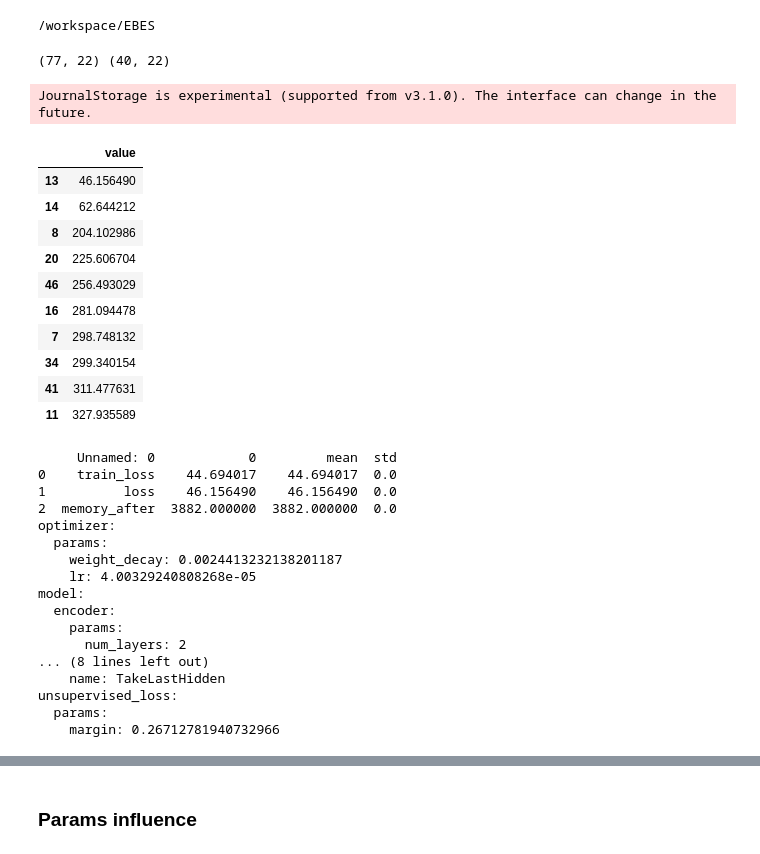
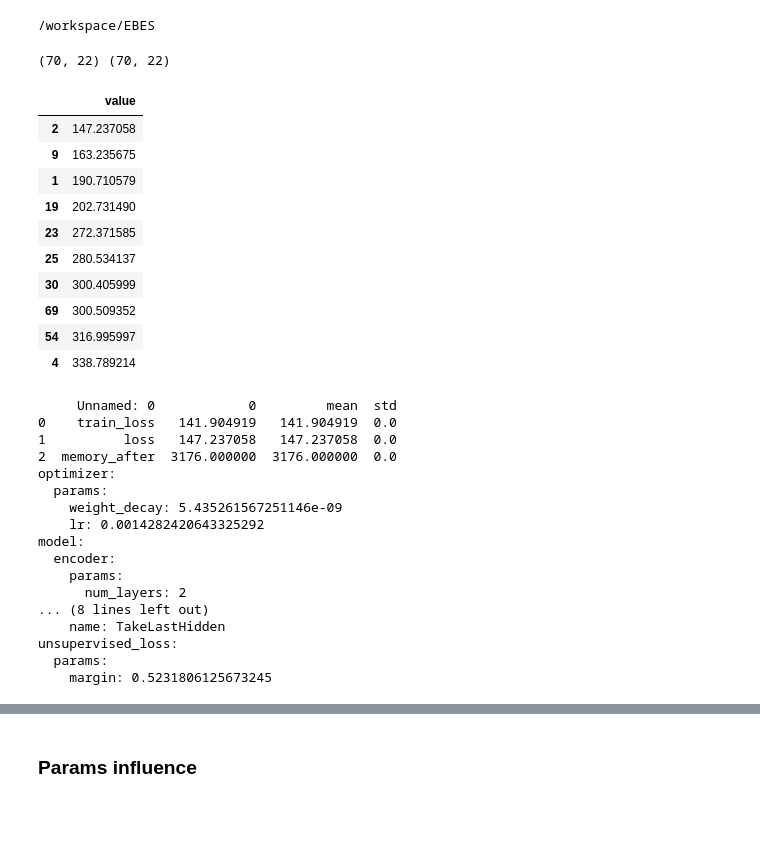
Before and after one commit to On-Point-RND/ESdB-Embeddings-for-Sequential-data-Benchmark, a Jupyter notebook: notebooks/hpo_analysis/analysis_param.ipynb, the cells around one changed output, grey strips where cells are left out. Cells and saved outputs as stored; diff of their text form; code cells hidden in the pictures; blank space fills up the shorter version.

```diff
--- a/notebooks/hpo_analysis/analysis_param.ipynb
+++ b/notebooks/hpo_analysis/analysis_param.ipynb
@@ -36,37 +36,36 @@ def prepare_data(dataset, method):
     return df, study, col_user, col_params
 # %%
 dataset = "age"
-method = "coles_ntp"
+method = "coles_ntp_256"
 df, study, col_user, col_params = prepare_data(dataset, method)
 
 print(df.shape, df[~df["value"].isna()].shape)
 test_cols = [col for col in col_user if ("test" in col)]
-df[~df["value"].isna()][:50].sort_values("value").iloc[:10, ][["value"] + test_cols]
+df[~df["value"].isna()].sort_values("value").iloc[:10, ][["value"] + test_cols]
 # %% [output]
-(77, 22) (40, 22)
+(70, 22) (70, 22)
-JournalStorage is experimental (supported from v3.1.0). The interface can change in the future.
 |  | value |
-| 13 | 46.156490 |
-| 14 | 62.644212 |
-| 8 | 204.102986 |
-| 20 | 225.606704 |
-| 46 | 256.493029 |
-| 16 | 281.094478 |
-| 7 | 298.748132 |
-| 34 | 299.340154 |
-| 41 | 311.477631 |
-| 11 | 327.935589 |
+| 2 | 147.237058 |
+| 9 | 163.235675 |
+| 1 | 190.710579 |
+| 19 | 202.731490 |
+| 23 | 272.371585 |
+| 25 | 280.534137 |
+| 30 | 300.405999 |
+| 69 | 300.509352 |
+| 54 | 316.995997 |
+| 4 | 338.789214 |
 # %%
-get_run(13, specify="best", rewrite=True)
+get_run(2, specify="best", rewrite=True)
 # %% [output]
      Unnamed: 0            0         mean  std
-0    train_loss    44.694017    44.694017  0.0
-1          loss    46.156490    46.156490  0.0
-2  memory_after  3882.000000  3882.000000  0.0
+0    train_loss   141.904919   141.904919  0.0
+1          loss   147.237058   147.237058  0.0
+2  memory_after  3176.000000  3176.000000  0.0
 optimizer:
   params:
-    weight_decay: 0.0024413232138201187
-    lr: 4.00329240808268e-05
+    weight_decay: 5.435261567251146e-09
+    lr: 0.0014282420643325292
 model:
   encoder:
     params:
@@ -75,7 +74,7 @@ model:
     name: TakeLastHidden
 unsupervised_loss:
   params:
-    margin: 0.26712781940732966
+    margin: 0.5231806125673245
 # %%
 failed = df[(df["state"] != "COMPLETE") | (df[col_user].isna().any(axis=1))][col_user].index
 print(failed)
```
Also changed, not shown: parts of 2 cells of this notebook, 5 other files.
